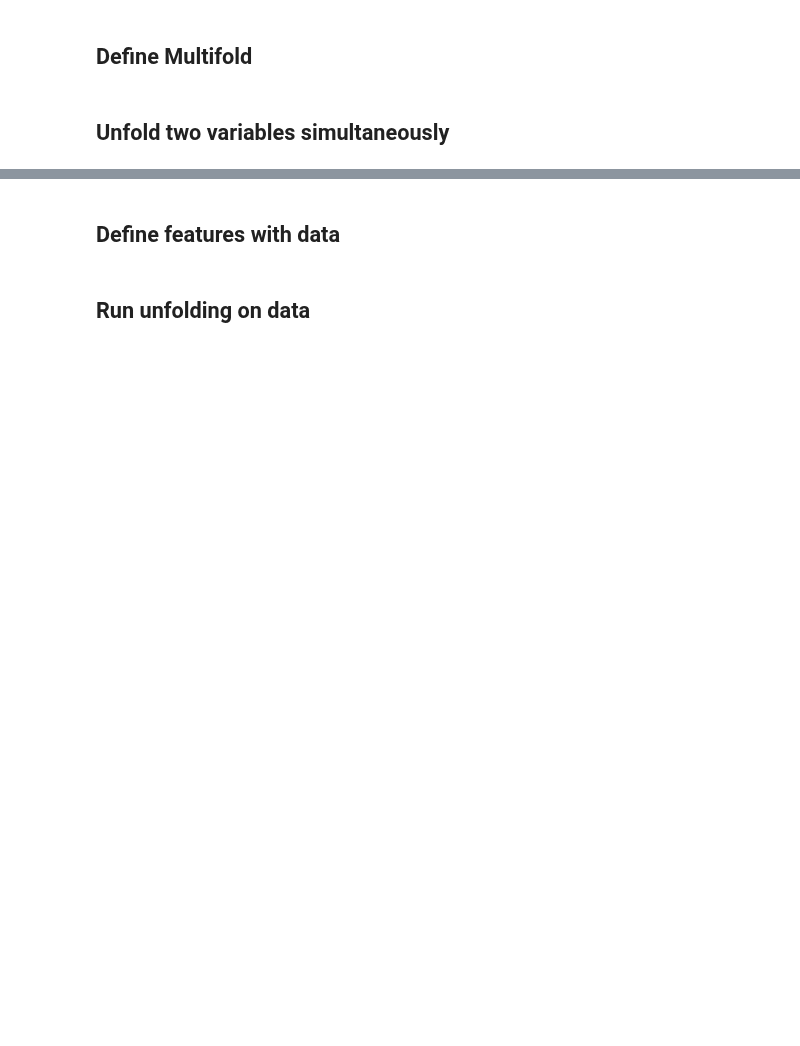
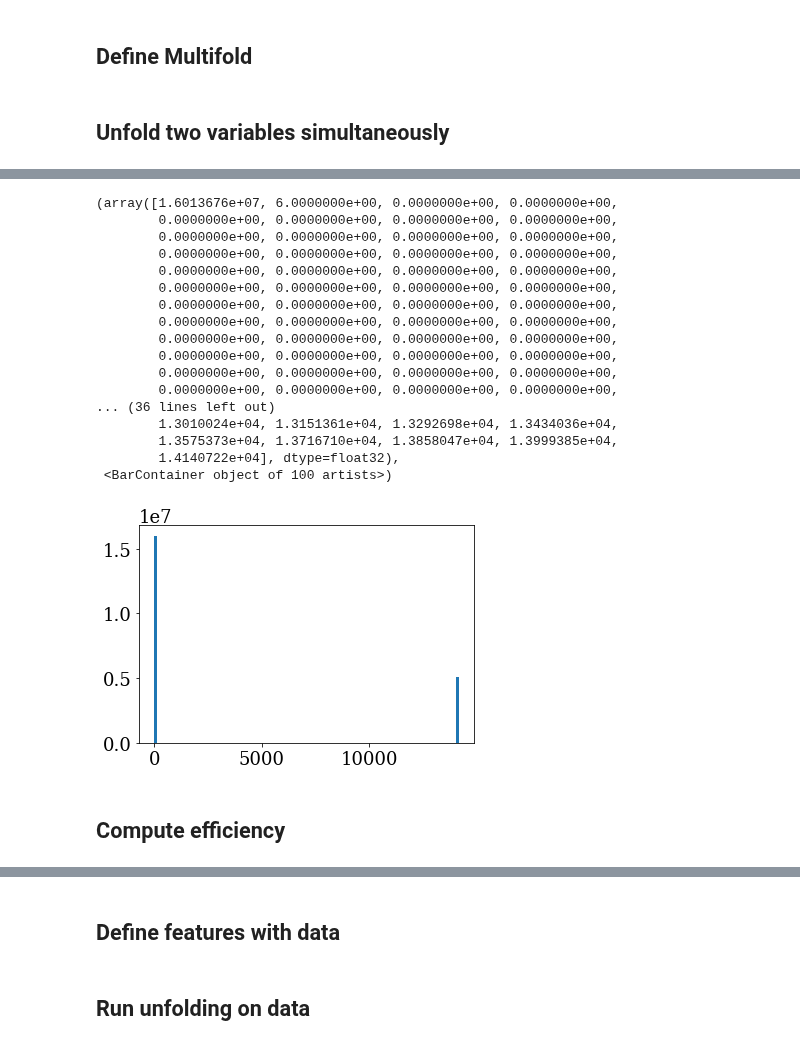
Before and after one commit to miguelignacio/disjets, a Jupyter notebook: Unfolding_tau.ipynb, the cells around one changed output, grey strips where cells are left out. Saved outputs shown, nothing was run; the diff lists cells and outputs as text; code cells hidden in the pictures; blank space fills up the shorter version.

```diff
--- a/Unfolding_tau.ipynb
+++ b/Unfolding_tau.ipynb
@@ -153,0 +155,9 @@ altmc_cut = altmc_cut[:1000000]
+# %%
+mc = None
+for filename in os.listdir(path):
+    if 'Django_' in filename:
+        print (filename)
+        temp = getJetData([path+filename],isMC=True)
+        #print (len(temp))
+        mc = pd.concat([mc,temp])
+        #print(len(mc))
@@ -153,0 +202,10 @@ altmc_cut = altmc_cut[:1000000]
+# %%
+mc['pass_reco'] = np.where(mc['Q2']>0, 1, 0)
+mc['pass_truth'] = np.where(mc['gen_Q2']>0, 1, 0)
+data['pass_reco'] = np.where(data['Q2']>0, 1, 0)
+# %%
+mc['pass_reco'] = np.where(mc['track_jt']>0, 1, 0)
+mc['pass_truth'] = np.where(mc['gen_track_jt']>0, 1, 0)
+altmc['pass_reco'] = np.where(altmc['track_jt']>0, 1, 0)
+altmc['pass_truth'] = np.where(altmc['gen_track_jt']>0, 1, 0)
+data['pass_reco'] = np.where(data['track_jt']>0, 1, 0)
@@ -512,0 +699,23 @@ ITERATION: 4
+# %%
+plt.hist(mc['track_jetpt'],bins=100)
+# %% [output]
+(array([1.6013676e+07, 6.0000000e+00, 0.0000000e+00, 0.0000000e+00,
+        0.0000000e+00, 0.0000000e+00, 0.0000000e+00, 0.0000000e+00,
+        0.0000000e+00, 0.0000000e+00, 0.0000000e+00, 0.0000000e+00,
+        0.0000000e+00, 0.0000000e+00, 0.0000000e+00, 0.0000000e+00,
+        0.0000000e+00, 0.0000000e+00, 0.0000000e+00, 0.0000000e+00,
+        0.0000000e+00, 0.0000000e+00, 0.0000000e+00, 0.0000000e+00,
+        0.0000000e+00, 0.0000000e+00, 0.0000000e+00, 0.0000000e+00,
+        0.0000000e+00, 0.0000000e+00, 0.0000000e+00, 0.0000000e+00,
+        0.0000000e+00, 0.0000000e+00, 0.0000000e+00, 0.0000000e+00,
+        0.0000000e+00, 0.0000000e+00, 0.0000000e+00, 0.0000000e+00,
+        0.0000000e+00, 0.0000000e+00, 0.0000000e+00, 0.0000000e+00,
+        0.0000000e+00, 0.0000000e+00, 0.0000000e+00, 0.0000000e+00,
+... (36 lines left out)
+        1.3010024e+04, 1.3151361e+04, 1.3292698e+04, 1.3434036e+04,
+        1.3575373e+04, 1.3716710e+04, 1.3858047e+04, 1.3999385e+04,
+        1.4140722e+04], dtype=float32),
+ <BarContainer object of 100 artists>)
+[figure, added]
+# %% [markdown]
+## Compute efficiency
```
Also changed, not shown: parts of 54 cells of this notebook, 2 other files.
